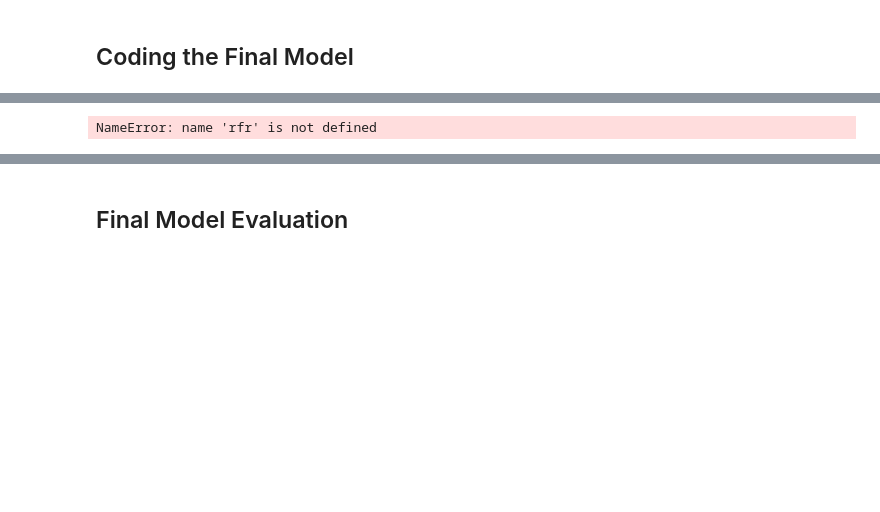
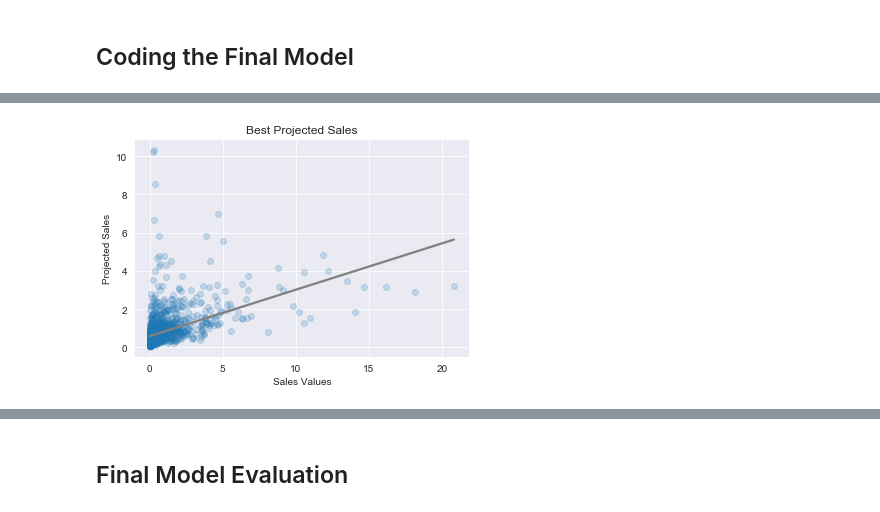
Before and after one commit to RCKettel/CapstoneProject, a Jupyter notebook: Projects/FinalNotebook.ipynb, the cells around one changed output, grey strips where cells are left out. Drawn from its saved outputs; the diff is of its cells as text; code cells hidden in the pictures; blank space fills up the shorter version.

```diff
--- a/Projects/FinalNotebook.ipynb
+++ b/Projects/FinalNotebook.ipynb
@@ -509,13 +491,11 @@ print(mean_absolute_error(y_test, rfr.predict(X_test_ohe)))
 # %%
 sns.regplot(y_test, rfr.predict(X_test_ohe), ci=False,
             scatter_kws={'alpha': 0.2}, line_kws={"color": "grey"})
 plt.title('Best Projected Sales')
 plt.xlabel('Sales Values')
-plt.ylabel('Projected Sales')
-plt.tight_layout()
-plt.savefig('LinregRFR2')
+plt.ylabel('Projected Sales');
 # %% [output]
-NameError: name 'rfr' is not defined
+[figure, added]
 # %%
 sns.residplot(y_test, rfr.predict(X_test_ohe), scatter_kws={'alpha': 0.2})
 plt.title('Best Residuals')
```
Also changed, not shown: parts of 34 cells of this notebook, 6 other files.
